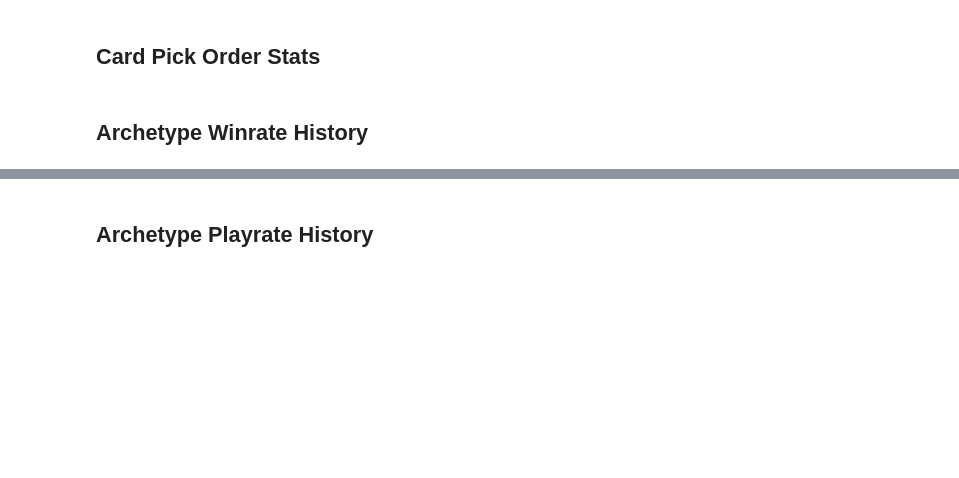
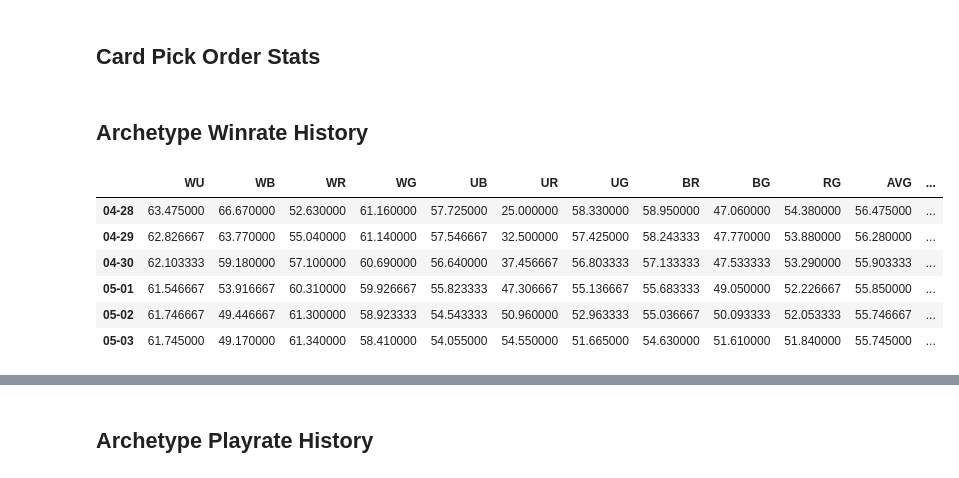
Before and after one commit to ZacharyMN709/DraftMetaReporter, a Jupyter notebook: Scratch.ipynb, the cells around one changed output, grey strips where cells are left out. Drawn from its saved outputs; the diff is of its cells as text; code cells hidden in the pictures; blank space fills up the shorter version.

```diff
--- a/Scratch.ipynb
+++ b/Scratch.ipynb
@@ -176,9 +178,9 @@ class FramedDataFuncs:
         first = inner_func(date=start_date)
         last = inner_func(date=end_date)
         diff = last[['ALSA', 'ATA', 'Color', 'Rarity']].copy()
-        diff['Δ ALSA'] = first['ALSA'] - last['ALSA']
-        diff['Δ ATA'] = first['ATA'] - last['ATA']
-        return diff[['ALSA', 'Δ ALSA', 'ATA', 'Δ ATA', 'Color', 'Rarity']]
+        diff['ALSA Change'] = first['ALSA'] - last['ALSA']
+        diff['ATA Change'] = first['ATA'] - last['ATA']
+        return diff[['ALSA', 'ALSA Change', 'ATA', 'ATA Change', 'Color', 'Rarity']]
 
 
     def get_top(self, column, count=10, asc=True, card_color=None, card_rarity=None, deck_color='', play_lim=None):
@@ -628,4 +669,13 @@ examiner.plot_pick_stats('Inspiring Overseer', 3)
 # %%
-examiner.get_archetype_winrate_history()
+frame = examiner.get_archetype_winrate_history()
+frame_to_png(frame, "ArchetypeWinrateTable.png")
+# %% [output]
+|  | WU | WB | WR | WG | UB | UR | UG | BR | BG | RG | AVG | ... |
+| 04-28 | 63.475000 | 66.670000 | 52.630000 | 61.160000 | 57.725000 | 25.000000 | 58.330000 | 58.950000 | 47.060000 | 54.380000 | 56.475000 | ... |
+| 04-29 | 62.826667 | 63.770000 | 55.040000 | 61.140000 | 57.546667 | 32.500000 | 57.425000 | 58.243333 | 47.770000 | 53.880000 | 56.280000 | ... |
+| 04-30 | 62.103333 | 59.180000 | 57.100000 | 60.690000 | 56.640000 | 37.456667 | 56.803333 | 57.133333 | 47.533333 | 53.290000 | 55.903333 | ... |
+| 05-01 | 61.546667 | 53.916667 | 60.310000 | 59.926667 | 55.823333 | 47.306667 | 55.136667 | 55.683333 | 49.050000 | 52.226667 | 55.850000 | ... |
+| 05-02 | 61.746667 | 49.446667 | 61.300000 | 58.923333 | 54.543333 | 50.960000 | 52.963333 | 55.036667 | 50.093333 | 52.053333 | 55.746667 | ... |
+| 05-03 | 61.745000 | 49.170000 | 61.340000 | 58.410000 | 54.055000 | 54.550000 | 51.665000 | 54.630000 | 51.610000 | 51.840000 | 55.745000 | ... |
 # %%
 examiner.plot_archetype_winrate_history(['WU', 'WG', 'UB', 'RB', 'RG'])
```
Also changed, not shown: parts of 23 cells of this notebook, 9 other files.
